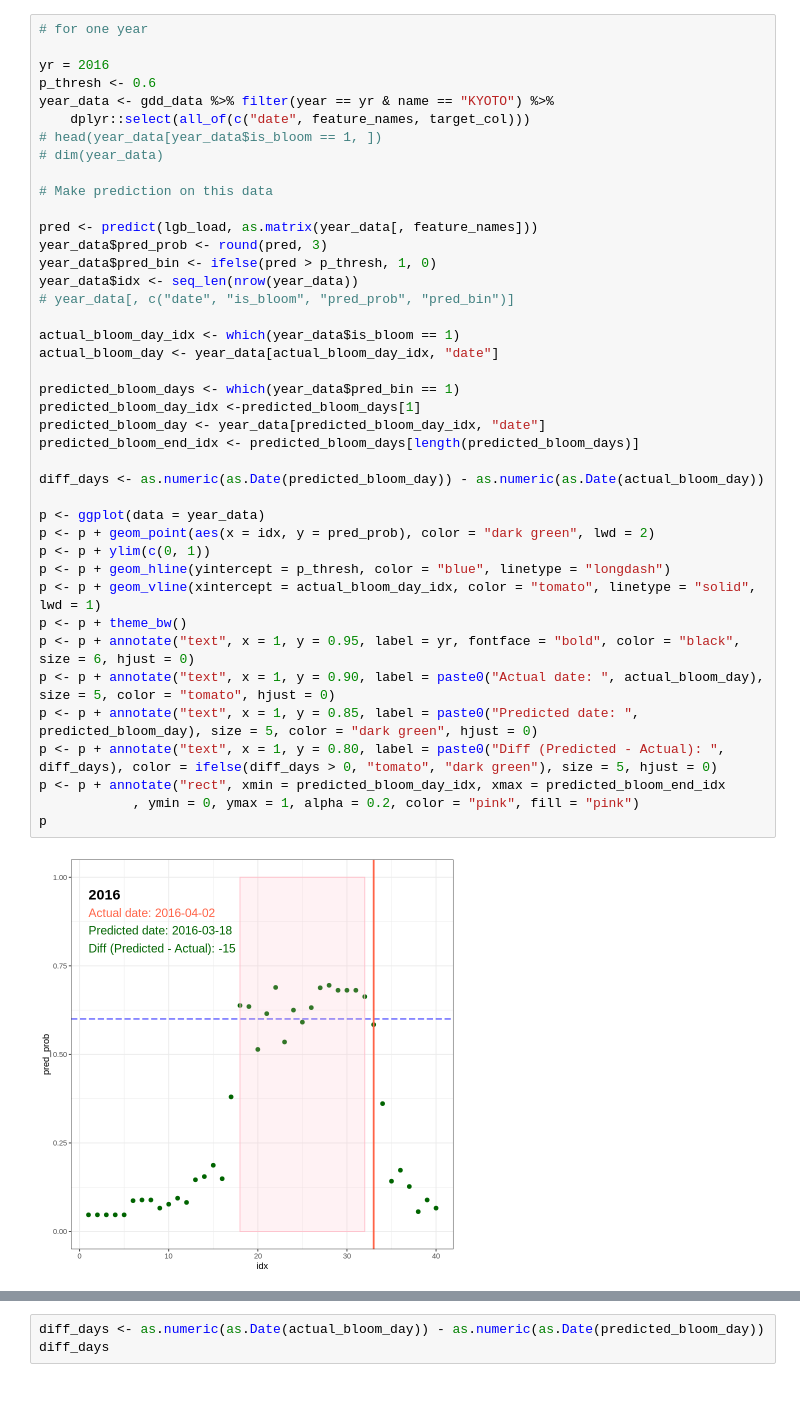
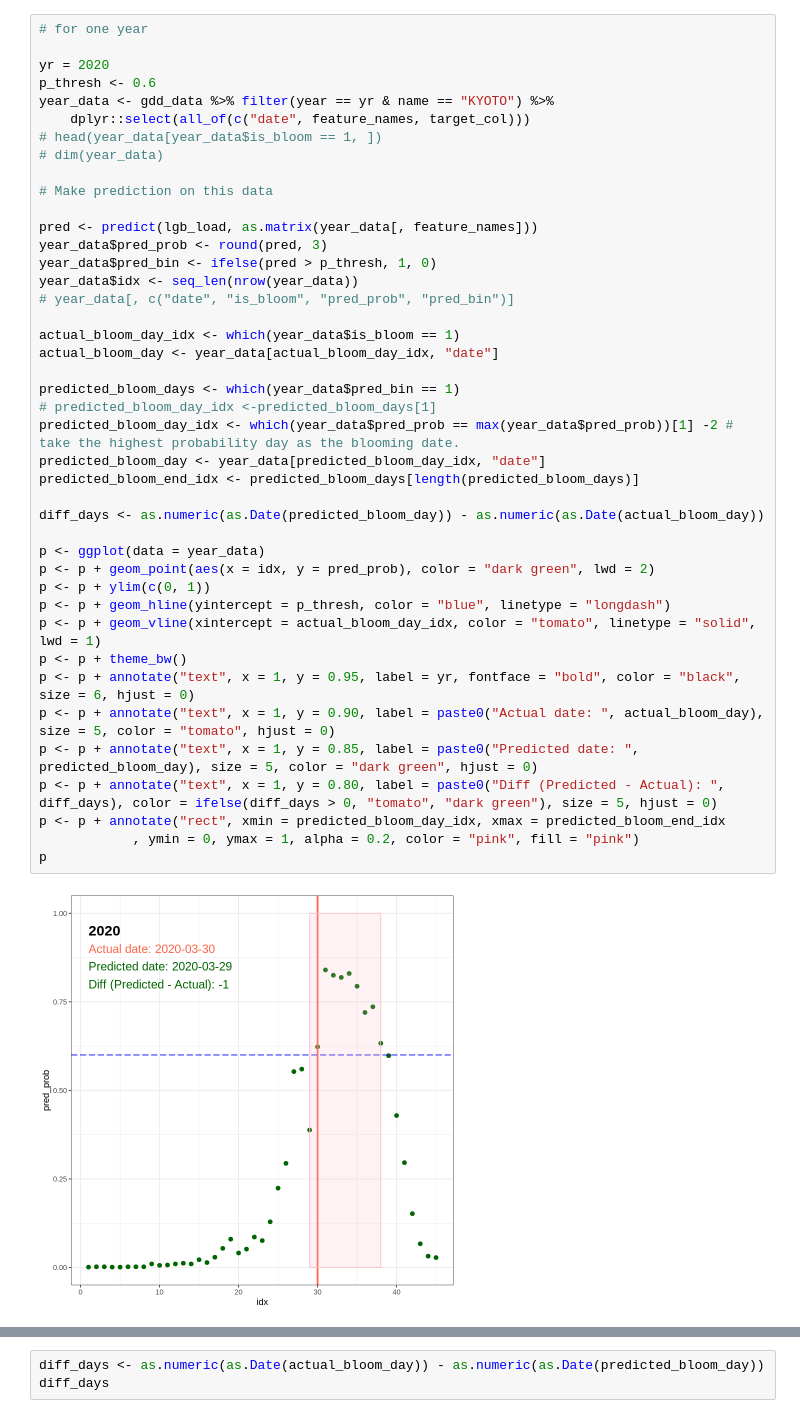
Before and after one commit to joosung-min/peak-bloom-prediction, a Jupyter notebook: code/B21_pred.ipynb, the cells around one changed output, grey strips where cells are left out. Cells and saved outputs as stored; diff of their text form.

```diff
--- a/code/B21_pred.ipynb
+++ b/code/B21_pred.ipynb
@@ -214,7 +192,7 @@ Warning message:
 # %%
 # for one year
 
-yr = 2016
+yr = 2020
 p_thresh <- 0.6
 year_data <- gdd_data %>% filter(year == yr & name == "KYOTO") %>%
     dplyr::select(all_of(c("date", feature_names, target_col)))
@@ -225,32 +203,33 @@ year_data <- gdd_data %>% filter(year == yr & name == "KYOTO") %>%
 
 pred <- predict(lgb_load, as.matrix(year_data[, feature_names]))
 year_data$pred_prob <- round(pred, 3)
 year_data$pred_bin <- ifelse(pred > p_thresh, 1, 0)
 year_data$idx <- seq_len(nrow(year_data))
 # year_data[, c("date", "is_bloom", "pred_prob", "pred_bin")]
 
 actual_bloom_day_idx <- which(year_data$is_bloom == 1)
 actual_bloom_day <- year_data[actual_bloom_day_idx, "date"]
 
 predicted_bloom_days <- which(year_data$pred_bin == 1)
-predicted_bloom_day_idx <-predicted_bloom_days[1]
+# predicted_bloom_day_idx <-predicted_bloom_days[1]
+predicted_bloom_day_idx <- which(year_data$pred_prob == max(year_data$pred_prob))[1] -2 # take the highest probability day as the blooming date.
 predicted_bloom_day <- year_data[predicted_bloom_day_idx, "date"]
 predicted_bloom_end_idx <- predicted_bloom_days[length(predicted_bloom_days)]
 
 diff_days <- as.numeric(as.Date(predicted_bloom_day)) - as.numeric(as.Date(actual_bloom_day))
 
 p <- ggplot(data = year_data)
 p <- p + geom_point(aes(x = idx, y = pred_prob), color = "dark green", lwd = 2)
 p <- p + ylim(c(0, 1))
 p <- p + geom_hline(yintercept = p_thresh, color = "blue", linetype = "longdash")
 p <- p + geom_vline(xintercept = actual_bloom_day_idx, color = "tomato", linetype = "solid", lwd = 1)
 p <- p + theme_bw()
 p <- p + annotate("text", x = 1, y = 0.95, label = yr, fontface = "bold", color = "black", size = 6, hjust = 0)
 p <- p + annotate("text", x = 1, y = 0.90, label = paste0("Actual date: ", actual_bloom_day), size = 5, color = "tomato", hjust = 0)
 p <- p + annotate("text", x = 1, y = 0.85, label = paste0("Predicted date: ", predicted_bloom_day), size = 5, color = "dark green", hjust = 0)
 p <- p + annotate("text", x = 1, y = 0.80, label = paste0("Diff (Predicted - Actual): ", diff_days), color = ifelse(diff_days > 0, "tomato", "dark green"), size = 5, hjust = 0)
 p <- p + annotate("rect", xmin = predicted_bloom_day_idx, xmax = predicted_bloom_end_idx
             , ymin = 0, ymax = 1, alpha = 0.2, color = "pink", fill = "pink")
 p
 # %% [output]
-[figure, old version]
+[figure, new version]
```
Also changed, not shown: parts of 10 cells of this notebook, 43 other files.
